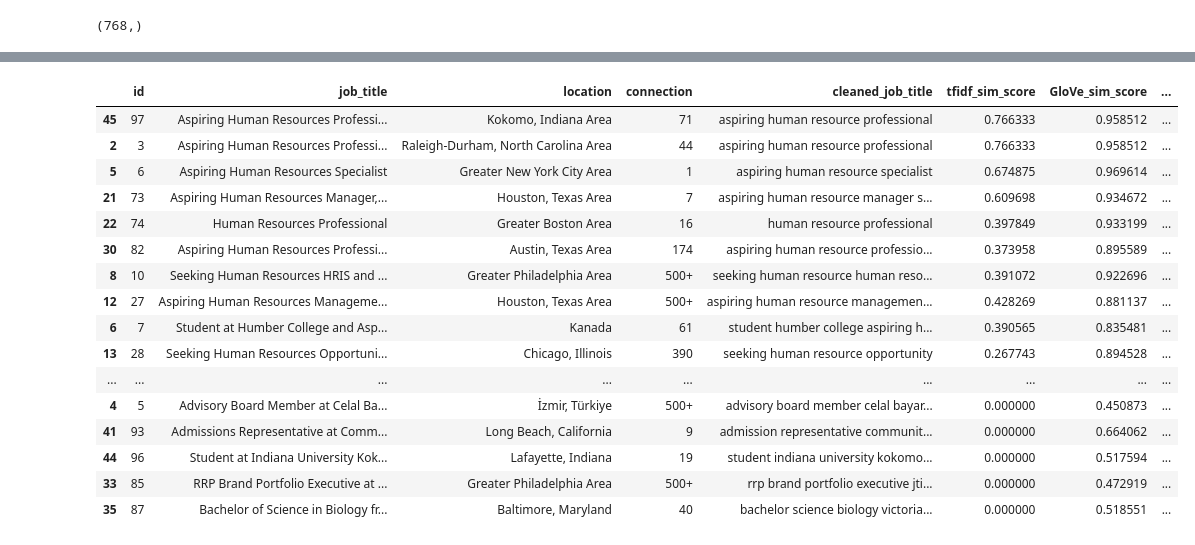
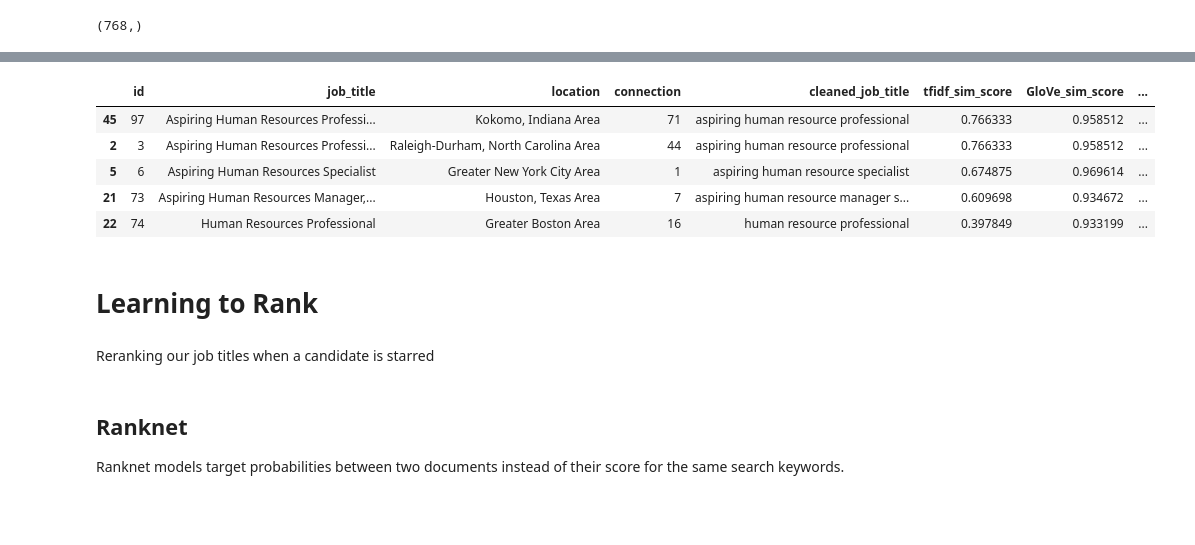
Before and after one commit to agupta004/B0k0jvj61abBaUpB, a Jupyter notebook: Potential_Talents.ipynb, the cells around one changed output, grey strips where cells are left out. Saved outputs shown, nothing was run; the diff lists cells and outputs as text; code cells hidden in the pictures; blank space fills up the shorter version.

```diff
--- a/Potential_Talents.ipynb
+++ b/Potential_Talents.ipynb
@@ -506,22 +418,18 @@ pt.sort_values(by = 'BERT_sim_score', ascending = False)
 # %%
 # Calculate mean of Tfidf, Glove, Word2Vec and BERT similarity scores and add as a column in pt dataframe
 pt['mean_sim_score'] = pt.loc[:, 'tfidf_sim_score': 'BERT_sim_score'].mean(axis=1)
-pt.sort_values(by = 'mean_sim_score', ascending = False)
+pt.sort_values(by = 'mean_sim_score', ascending = False).head()
 # %% [output]
 |  | id | job_title | location | connection | cleaned_job_title | tfidf_sim_score | GloVe_sim_score | ... |
 | 45 | 97 | Aspiring Human Resources Professi... | Kokomo, Indiana Area | 71 | aspiring human resource professional | 0.766333 | 0.958512 | ... |
 | 2 | 3 | Aspiring Human Resources Professi... | Raleigh-Durham, North Carolina Area | 44 | aspiring human resource professional | 0.766333 | 0.958512 | ... |
 | 5 | 6 | Aspiring Human Resources Specialist | Greater New York City Area | 1 | aspiring human resource specialist | 0.674875 | 0.969614 | ... |
 | 21 | 73 | Aspiring Human Resources Manager,... | Houston, Texas Area | 7 | aspiring human resource manager s... | 0.609698 | 0.934672 | ... |
 | 22 | 74 | Human Resources Professional | Greater Boston Area | 16 | human resource professional | 0.397849 | 0.933199 | ... |
-| 30 | 82 | Aspiring Human Resources Professi... | Austin, Texas Area | 174 | aspiring human resource professio... | 0.373958 | 0.895589 | ... |
-| 8 | 10 | Seeking Human Resources HRIS and ... | Greater Philadelphia Area | 500+ | seeking human resource human reso... | 0.391072 | 0.922696 | ... |
-| 12 | 27 | Aspiring Human Resources Manageme... | Houston, Texas Area | 500+ | aspiring human resource managemen... | 0.428269 | 0.881137 | ... |
-| 6 | 7 | Student at Humber College and Asp... | Kanada | 61 | student humber college aspiring h... | 0.390565 | 0.835481 | ... |
-| 13 | 28 | Seeking Human Resources Opportuni... | Chicago, Illinois | 390 | seeking human resource opportunity | 0.267743 | 0.894528 | ... |
-| ... | ... | ... | ... | ... | ... | ... | ... | ... |
-| 4 | 5 | Advisory Board Member at Celal Ba... | İzmir, Türkiye | 500+ | advisory board member celal bayar... | 0.000000 | 0.450873 | ... |
-| 41 | 93 | Admissions Representative at Comm... | Long Beach, California | 9 | admission representative communit... | 0.000000 | 0.664062 | ... |
-| 44 | 96 | Student at Indiana University Kok... | Lafayette, Indiana | 19 | student indiana university kokomo... | 0.000000 | 0.517594 | ... |
-| 33 | 85 | RRP Brand Portfolio Executive at ... | Greater Philadelphia Area | 500+ | rrp brand portfolio executive jti... | 0.000000 | 0.472919 | ... |
-| 35 | 87 | Bachelor of Science in Biology fr... | Baltimore, Maryland | 40 | bachelor science biology victoria... | 0.000000 | 0.518551 | ... |
+# %% [markdown]
+# Learning to Rank
+# %% [markdown]
+Reranking our job titles when a candidate is starred
+# %% [markdown]
+## Ranknet
+Ranknet models target probabilities between two documents instead of their score for the same search keywords.
```
Also changed, not shown: parts of 26 cells of this notebook.
